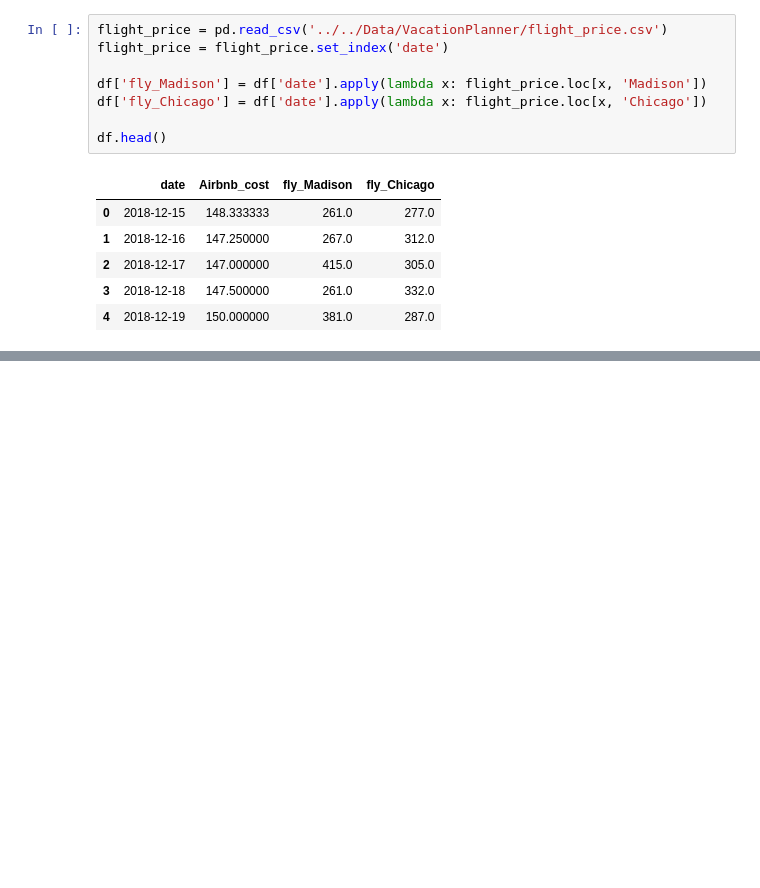
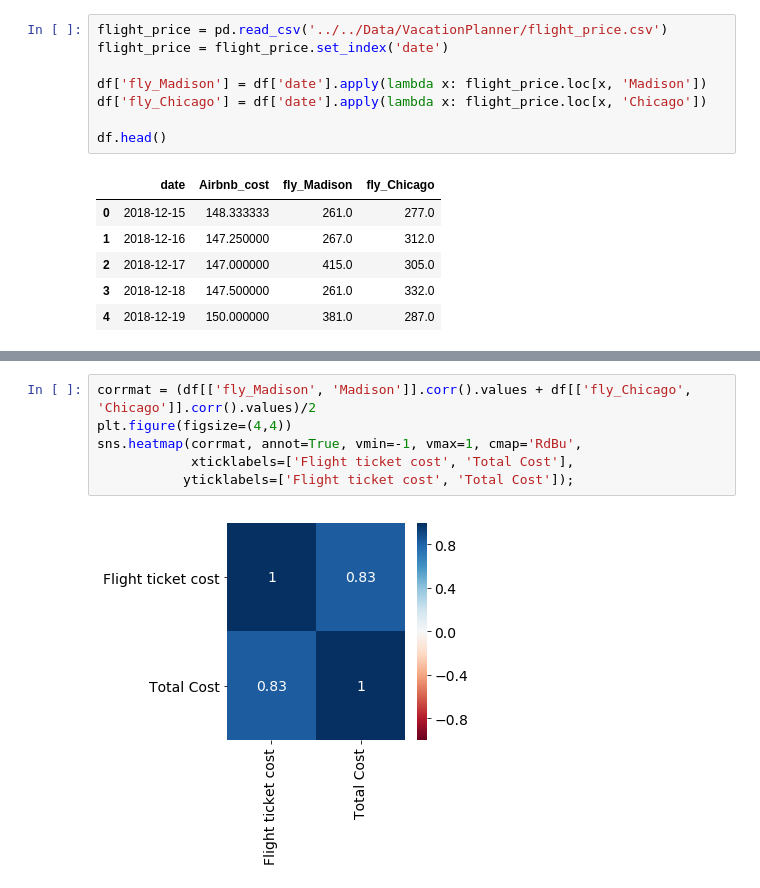
Before and after one commit to mohakpatel/VacationPlanner, a Jupyter notebook: Combined cost analysis.ipynb, the cells around one changed output, grey strips where cells are left out. Saved outputs shown, nothing was run; the diff lists cells and outputs as text; blank space fills up the shorter version.

```diff
--- a/Combined cost analysis.ipynb
+++ b/Combined cost analysis.ipynb
@@ -222,0 +314,8 @@ fig.autofmt_xdate()
+# %%
+corrmat = (df[['fly_Madison', 'Madison']].corr().values + df[['fly_Chicago', 'Chicago']].corr().values)/2
+plt.figure(figsize=(4,4))
+sns.heatmap(corrmat, annot=True, vmin=-1, vmax=1, cmap='RdBu',
+            xticklabels=['Flight ticket cost', 'Total Cost'],
+           yticklabels=['Flight ticket cost', 'Total Cost']);
+# %% [output]
+[figure, added]
```
Also changed, not shown: parts of 35 cells of this notebook, 3 other files.
